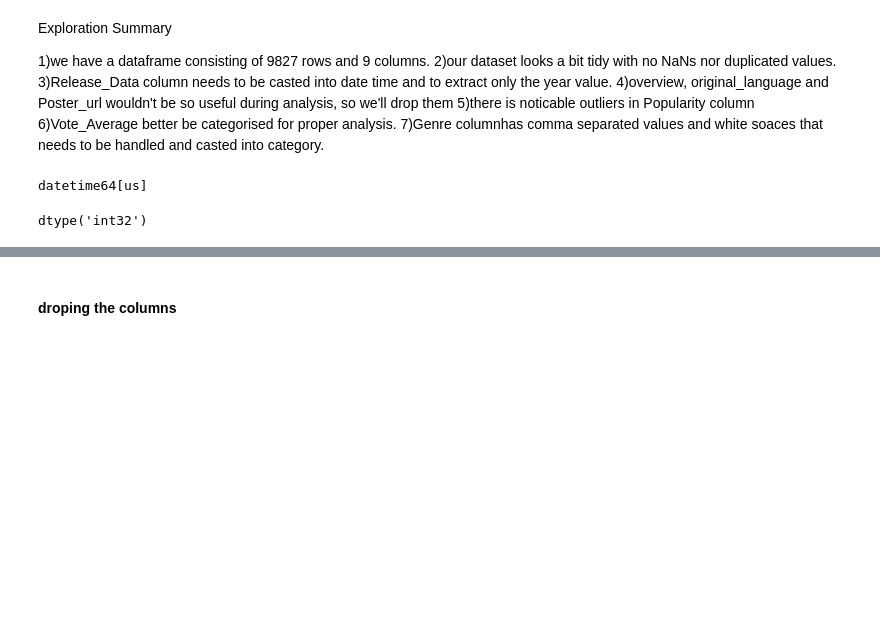
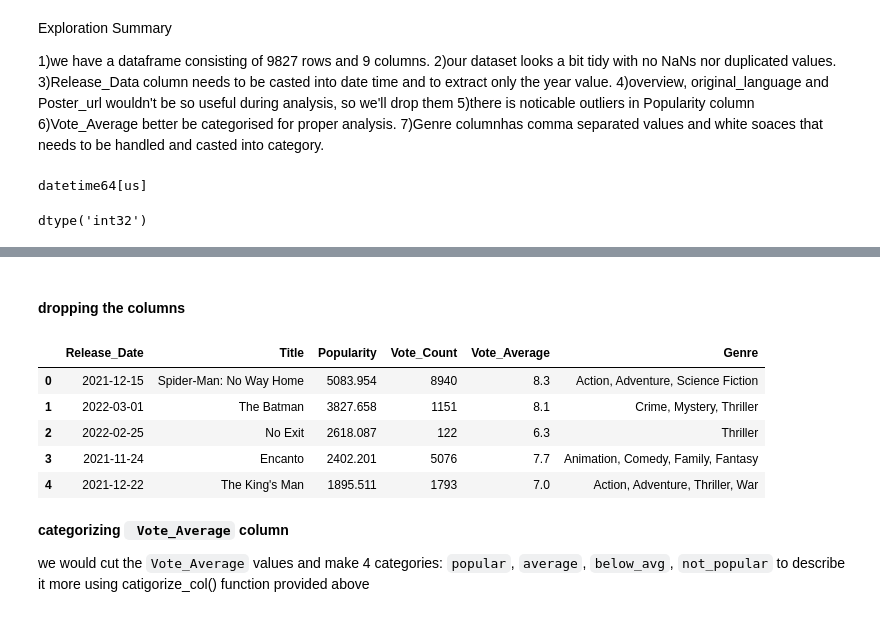
Before and after one commit to Arpitaraj21/Netflix-Data-Analysis, a Jupyter notebook: movie-data-analysis-netflix.ipynb, the cells around one changed output, grey strips where cells are left out. Drawn from its saved outputs; the diff is of its cells as text; code cells hidden in the pictures; blank space fills up the shorter version.

Commit message:
added the drop function

```diff
--- a/movie-data-analysis-netflix.ipynb
+++ b/movie-data-analysis-netflix.ipynb
@@ -139,6 +165,22 @@ df.head()
 | 3 | 2021 | Encanto | The tale of an extraordinary fami... | 2402.201 | 5076 | 7.7 | en | Animation, Comedy, Family, Fantasy | ... |
 | 4 | 2021 | The King's Man | As a collection of history's wors... | 1895.511 | 1793 | 7.0 | en | Action, Adventure, Thriller, War | ... |
 # %% [markdown]
-#### droping the columns
+#### dropping the columns
 # %%
-df[]
+cols = ["Overview", "Original_Language", "Poster_Url"]
+# %%
+df.drop(cols, inplace=True, axis=1)
+# inplace = remove the columns permanently
+# axis = 1 means we are removing columns, axis = 0 means we are removing rows
+df.head()
+# %% [output]
+|  | Release_Date | Title | Popularity | Vote_Count | Vote_Average | Genre |
+| 0 | 2021-12-15 | Spider-Man: No Way Home | 5083.954 | 8940 | 8.3 | Action, Adventure, Science Fiction |
+| 1 | 2022-03-01 | The Batman | 3827.658 | 1151 | 8.1 | Crime, Mystery, Thriller |
+| 2 | 2022-02-25 | No Exit | 2618.087 | 122 | 6.3 | Thriller |
+| 3 | 2021-11-24 | Encanto | 2402.201 | 5076 | 7.7 | Animation, Comedy, Family, Fantasy |
+| 4 | 2021-12-22 | The King's Man | 1895.511 | 1793 | 7.0 | Action, Adventure, Thriller, War |
+# %% [markdown]
+**categorizing ` Vote_Average` column**
+
+we would cut the `Vote_Average` values and make 4 categories: `popular`, `average`, `below_avg`, `not_popular` to describe it more using catigorize_col() function provided above
```
Also changed, not shown: parts of 5 cells of this notebook.
